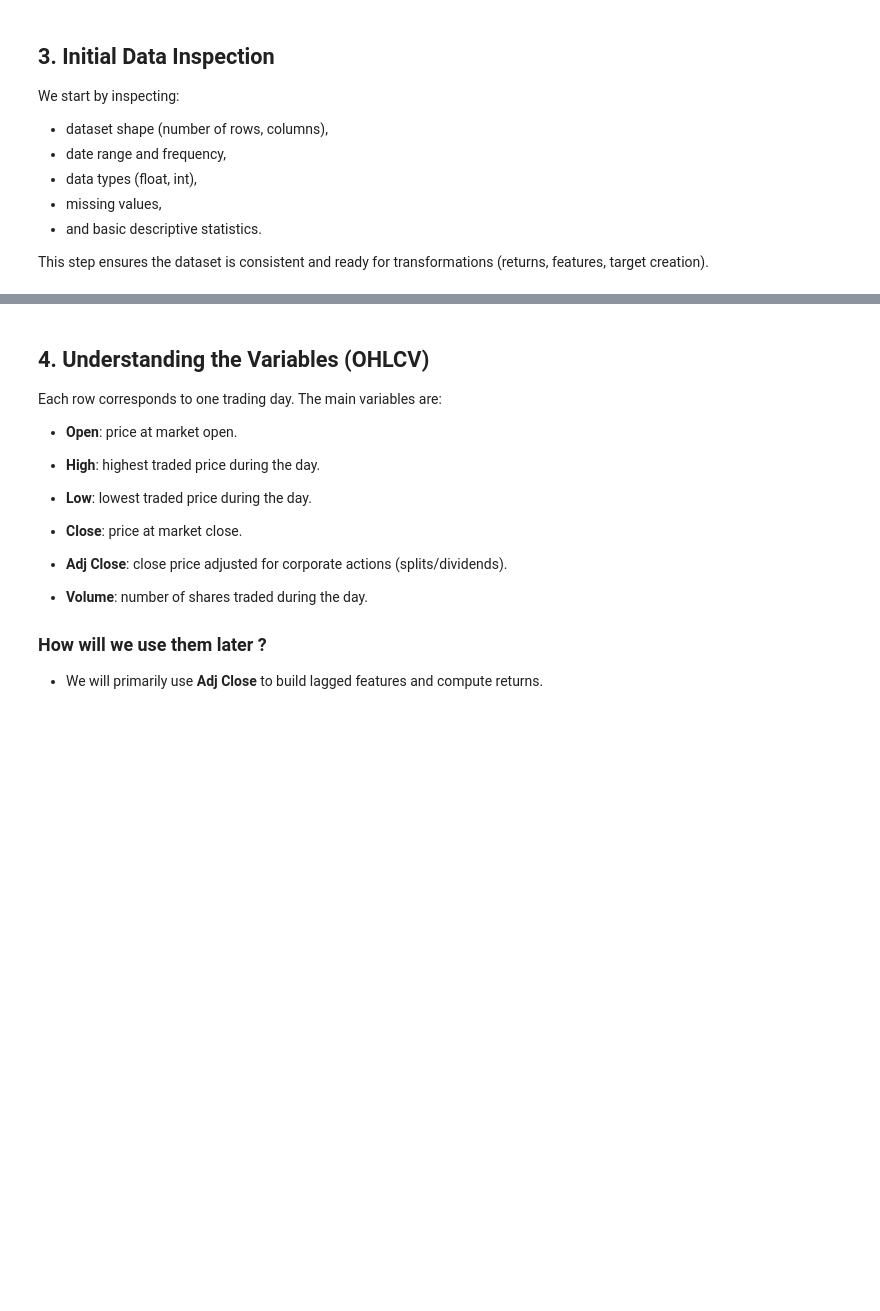
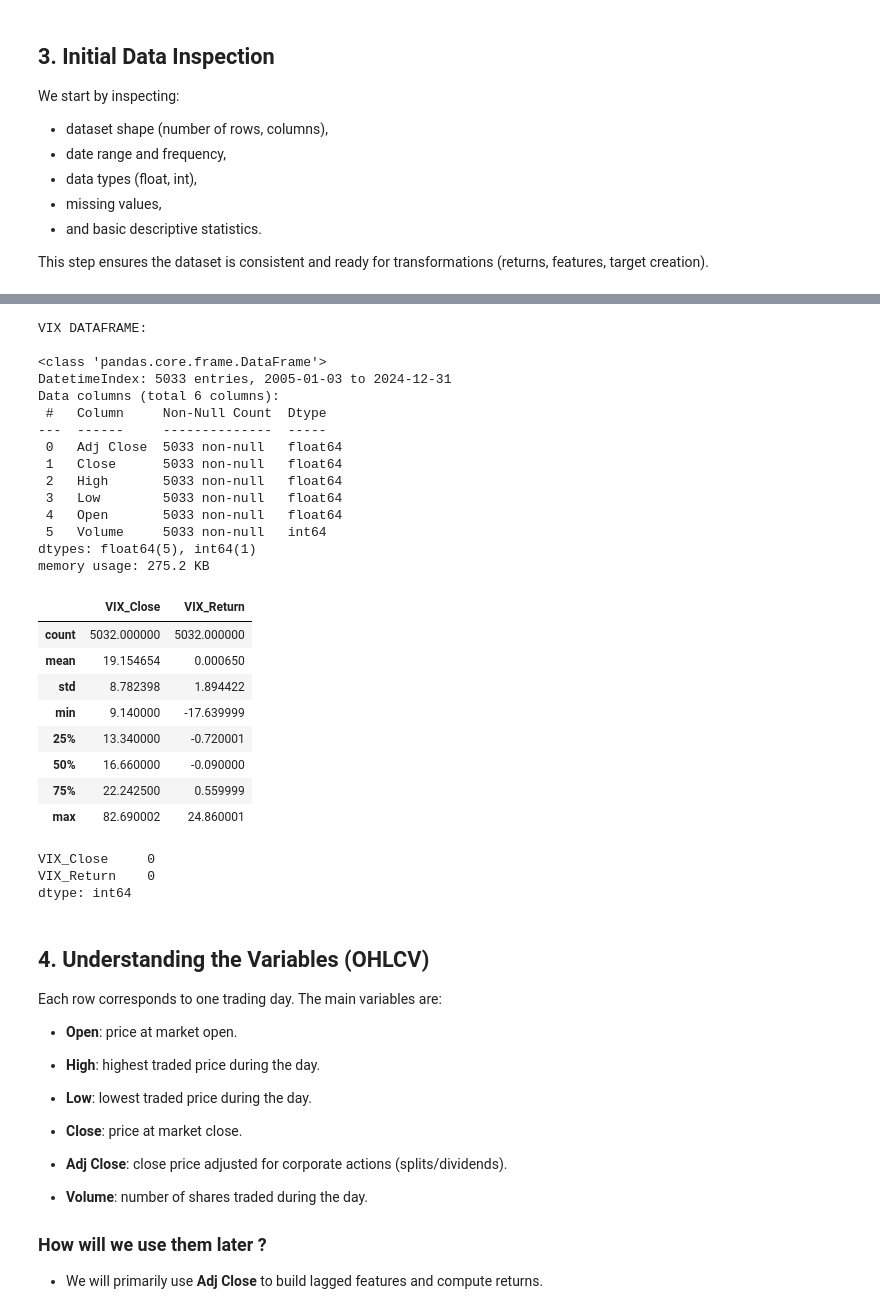
Before and after one commit to EdLac/stock-price-prediction-amazon, a Jupyter notebook: notebooks/01_data_download_and_eda.ipynb, the cells around one changed output, grey strips where cells are left out. Drawn from its saved outputs; the diff is of its cells as text; code cells hidden in the pictures; blank space fills up the shorter version.

```diff
--- a/notebooks/01_data_download_and_eda.ipynb
+++ b/notebooks/01_data_download_and_eda.ipynb
@@ -214,10 +217,38 @@ Return       1
 dtype: int64
 # %%
-print("\nAMAZON DATAFRAMES:\n")
-amazon.columns = amazon.columns.get_level_values(0)
-amazon.info()
-display(amazon.describe())
-display(amazon.isna().sum())
+print("\nVIX DATAFRAME:\n")
+vix_data.columns = vix_data.columns.get_level_values(0)
+vix_data.info()
+display(vix_close.describe())
+display(vix_close.isna().sum())
+# %% [output]
+VIX DATAFRAME:
+
+<class 'pandas.core.frame.DataFrame'>
+DatetimeIndex: 5033 entries, 2005-01-03 to 2024-12-31
+Data columns (total 6 columns):
+ #   Column     Non-Null Count  Dtype
+---  ------     --------------  -----
+ 0   Adj Close  5033 non-null   float64
+ 1   Close      5033 non-null   float64
+ 2   High       5033 non-null   float64
+ 3   Low        5033 non-null   float64
+ 4   Open       5033 non-null   float64
+ 5   Volume     5033 non-null   int64
+dtypes: float64(5), int64(1)
+memory usage: 275.2 KB
+|  | VIX_Close | VIX_Return |
+| count | 5032.000000 | 5032.000000 |
+| mean | 19.154654 | 0.000650 |
+| std | 8.782398 | 1.894422 |
+| min | 9.140000 | -17.639999 |
+| 25% | 13.340000 | -0.720001 |
+| 50% | 16.660000 | -0.090000 |
+| 75% | 22.242500 | 0.559999 |
+| max | 82.690002 | 24.860001 |
+VIX_Close     0
+VIX_Return    0
+dtype: int64
 # %% [markdown]
 ## 4. Understanding the Variables (OHLCV)
 
```
Also changed, not shown: parts of 20 cells of this notebook, 2 other files.
